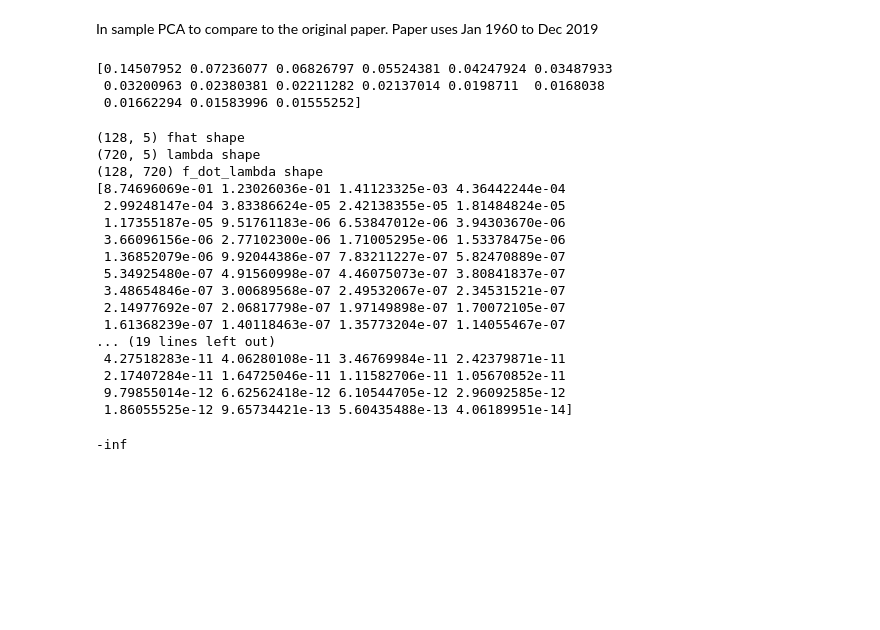
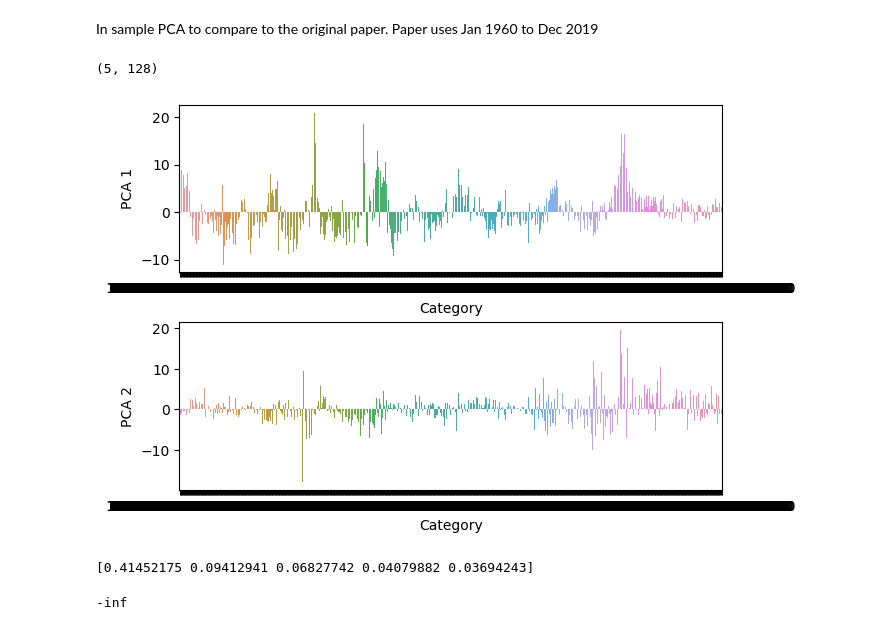
Before and after one commit to VLDrenth/sPCA-thesis, a Jupyter notebook: src/explore_cleaned.ipynb, the cells around one changed output. Drawn from its saved outputs; the diff is of its cells as text; code cells hidden in the pictures; blank space fills up the shorter version.

Commit message:
Implemented sPCA (with incorrect target) from matlab code.

```diff
--- a/src/explore_cleaned.ipynb
+++ b/src/explore_cleaned.ipynb
@@ -50,89 +50,34 @@ from sklearn.preprocessing import StandardScaler
 from sklearn.decomposition import PCA
 
 # Create a PCA instance: pca
-pca = PCA(n_components=15)
+pca = PCA(n_components=5)
 
 # Normalizer
 normalizer = StandardScaler(with_mean=True, with_std=True)
 
 data_pca = normalizer.fit_transform(data)
 
 # Fit the PCA instance to the scaled samples
 pca.fit(data_pca)
 
 # Get the explained variances from pca
 eigen_values = pca.explained_variance_ratio_
 
 # Eigenvectors are the components
 eigen_vectors = pca.components_
 
-print(eigen_values)
+print(eigen_vectors.shape)
 # Transform the scaled samples: pca_features
 pca_features = pca.transform(data_pca)
 
 plots = 2
 fig, ax = plt.subplots(plots, 1, figsize=(7, 5))
 plt.subplots_adjust(hspace=0.3)
 
 for i in range(plots):
     sns.barplot(x = data.index, y=pca_features[:,i], ax=ax[i])
     ax[i].set_xlabel('Category')
     ax[i].set_ylabel('PCA {}'.format(i+1))
 # %% [output]
-[0.14507952 0.07236077 0.06826797 0.05524381 0.04247924 0.03487933
- 0.03200963 0.02380381 0.02211282 0.02137014 0.0198711  0.0168038
- 0.01662294 0.01583996 0.01555252]
+(5, 128)
+[figure, added]
-# %%
-import numpy as np
-
-def pc_T(y, nfac):
-    # y is a TxN matrix of data
-    # nfac is the number of factors to extract
-
-    bigt, bign = y.shape
-
-    yy = np.dot(y.T, y)
-
-    eigval, Fhat0 = np.linalg.eigh(yy)
-    eigval = eigval[::-1]    # Eigenvalues are in ascending order by default, so reversing them to match Matlab code
-    Fhat0 = Fhat0[:, ::-1]   # Eigenvectors are sorted by corresponding eigenvalues, so reversing the order
-
-    fhat = np.dot(Fhat0[:, :nfac], np.sqrt(bigt))
-    print(fhat.shape, "fhat shape")
-
-    lambda_ = np.matmul(y,fhat) / bigt
-    print(lambda_.shape, "lambda shape")
-
-    f_dot_lambda = np.dot(fhat, lambda_.T)
-    print(f_dot_lambda.shape, "f_dot_lambda shape")
-
-    ehat = y - f_dot_lambda.T
-
-    ve2 = np.sum(ehat ** 2, axis=1) / bign
-
-    ss = eigval
-
-    # Return the results
-    return ehat, fhat, lambda_, ve2, ss, eigen_vectors
-
-# Get the explained variances from pca
-ehat, fhat, lambda_, ve2, eigen_values, _ = pc_T(data,5)
-print(eigen_values/np.sum(eigen_values))
-# %% [output]
-(128, 5) fhat shape
-(720, 5) lambda shape
-(128, 720) f_dot_lambda shape
-[8.74696069e-01 1.23026036e-01 1.41123325e-03 4.36442244e-04
- 2.99248147e-04 3.83386624e-05 2.42138355e-05 1.81484824e-05
- 1.17355187e-05 9.51761183e-06 6.53847012e-06 3.94303670e-06
- 3.66096156e-06 2.77102300e-06 1.71005295e-06 1.53378475e-06
- 1.36852079e-06 9.92044386e-07 7.83211227e-07 5.82470889e-07
- 5.34925480e-07 4.91560998e-07 4.46075073e-07 3.80841837e-07
- 3.48654846e-07 3.00689568e-07 2.49532067e-07 2.34531521e-07
- 2.14977692e-07 2.06817798e-07 1.97149898e-07 1.70072105e-07
- 1.61368239e-07 1.40118463e-07 1.35773204e-07 1.14055467e-07
-... (19 lines left out)
- 4.27518283e-11 4.06280108e-11 3.46769984e-11 2.42379871e-11
- 2.17407284e-11 1.64725046e-11 1.11582706e-11 1.05670852e-11
- 9.79855014e-12 6.62562418e-12 6.10544705e-12 2.96092585e-12
- 1.86055525e-12 9.65734421e-13 5.60435488e-13 4.06189951e-14]
@@ -139,3 +122,12 @@ print(eigen_values/np.sum(eigen_values))
+# %%
+h = 1
+target = data['INDPRO'].shift(h).values
+X, y = data.iloc[h:,:].values, target[h:]
+
+f, eigens = sPCAest(y, X, 5)
+print(eigens)
+# %% [output]
+[0.41452175 0.09412941 0.06827742 0.04079882 0.03694243]
 # %%
 from sklearn.linear_model import LinearRegression
 from sklearn.preprocessing import StandardScaler
```
Also changed, not shown: parts of 1 cell of this notebook.
